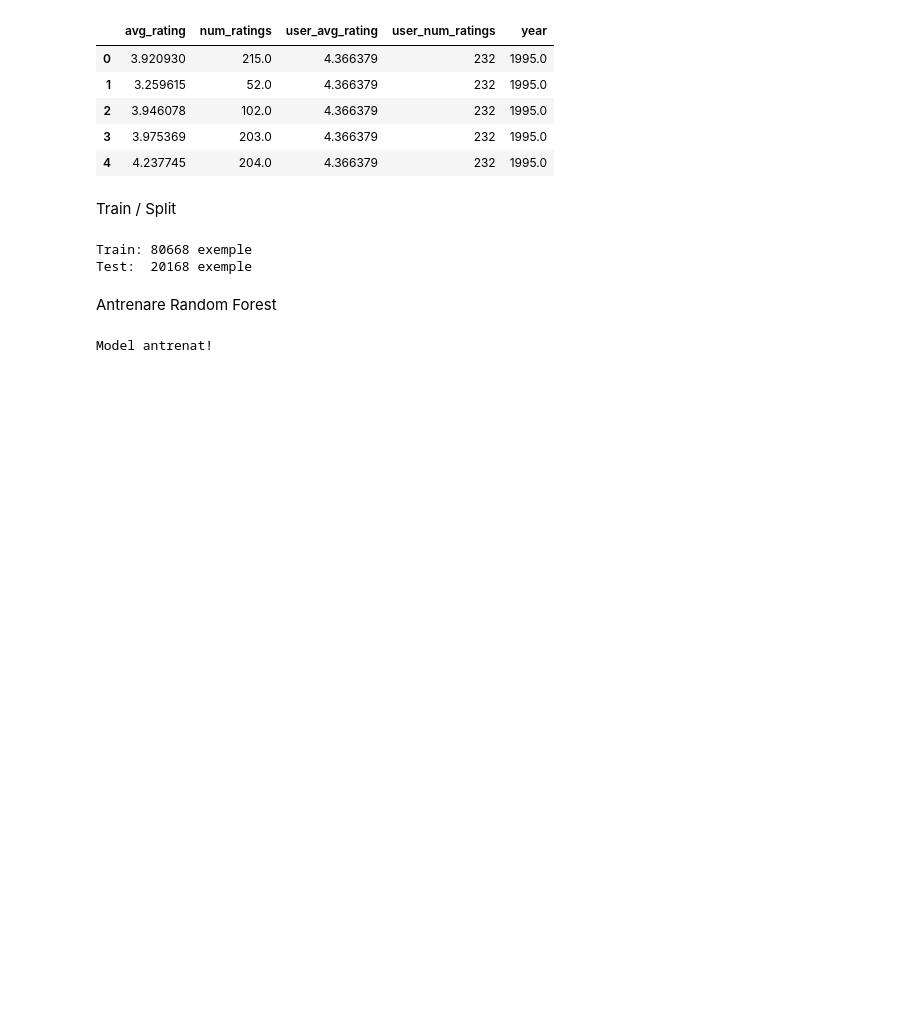
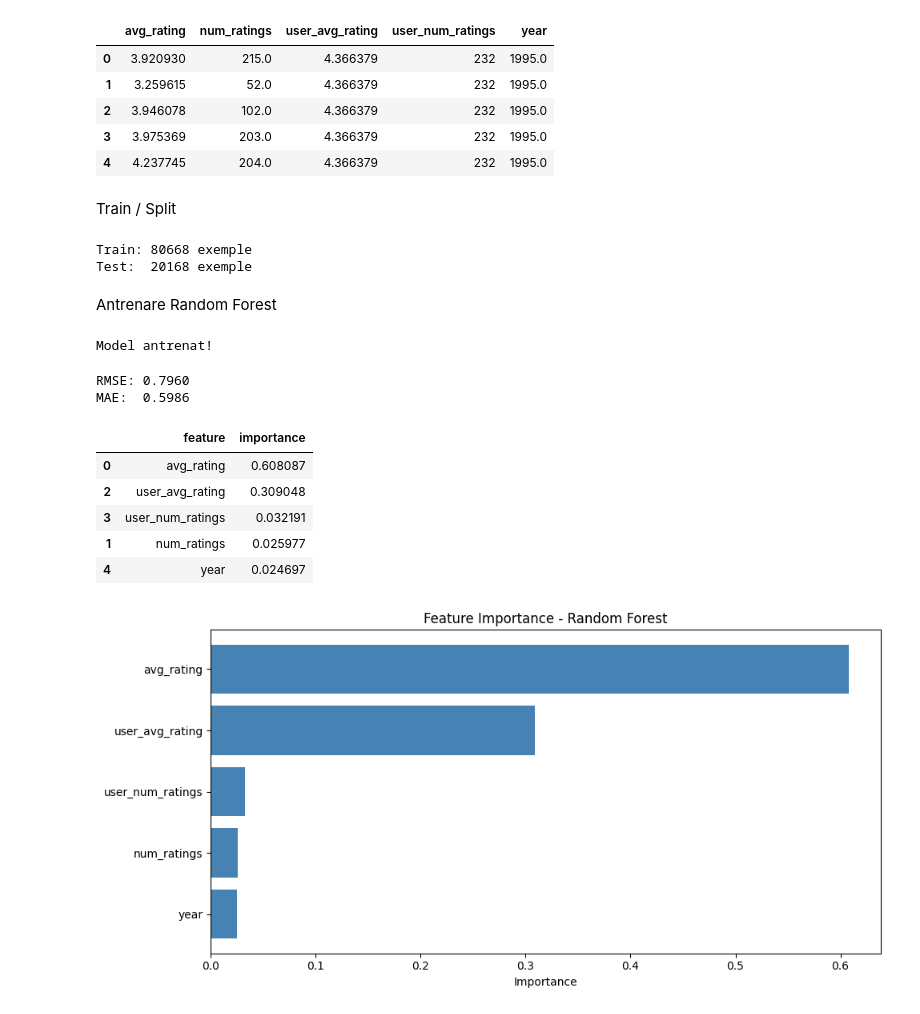
Before and after one commit to Alexandorel/ML-Product-Recommendation, a Jupyter notebook: src/python.ipynb, the cells around one changed output. Drawn from its saved outputs; the diff is of its cells as text; code cells hidden in the pictures; blank space fills up the shorter version.

```diff
--- a/src/python.ipynb
+++ b/src/python.ipynb
@@ -710,2 +710,39 @@ print("Model antrenat!")
 # %% [output]
 Model antrenat!
+# %%
+# Predictii pe test set
+y_pred = rf_model.predict(X_test)
+
+# Metrici
+rmse = np.sqrt(mean_squared_error(y_test, y_pred))
+mae = mean_absolute_error(y_test, y_pred)
+
+print(f"RMSE: {rmse:.4f}")
+print(f"MAE:  {mae:.4f}")
+# %% [output]
+RMSE: 0.7960
+MAE:  0.5986
+# %%
+importances = pd.DataFrame({
+    'feature': features,
+    'importance': rf_model.feature_importances_
+}).sort_values('importance', ascending=False)
+
+display(importances)
+
+# Vizualizare
+plt.figure(figsize=(10, 5))
+plt.barh(importances['feature'], importances['importance'], color='steelblue')
+plt.xlabel('Importance')
+plt.title('Feature Importance - Random Forest')
+plt.gca().invert_yaxis()
+plt.tight_layout()
+plt.show()
+# %% [output]
+|  | feature | importance |
+| 0 | avg_rating | 0.608087 |
+| 2 | user_avg_rating | 0.309048 |
+| 3 | user_num_ratings | 0.032191 |
+| 1 | num_ratings | 0.025977 |
+| 4 | year | 0.024697 |
+[figure, added]
```
Also changed, not shown: parts of 1 cell of this notebook.
